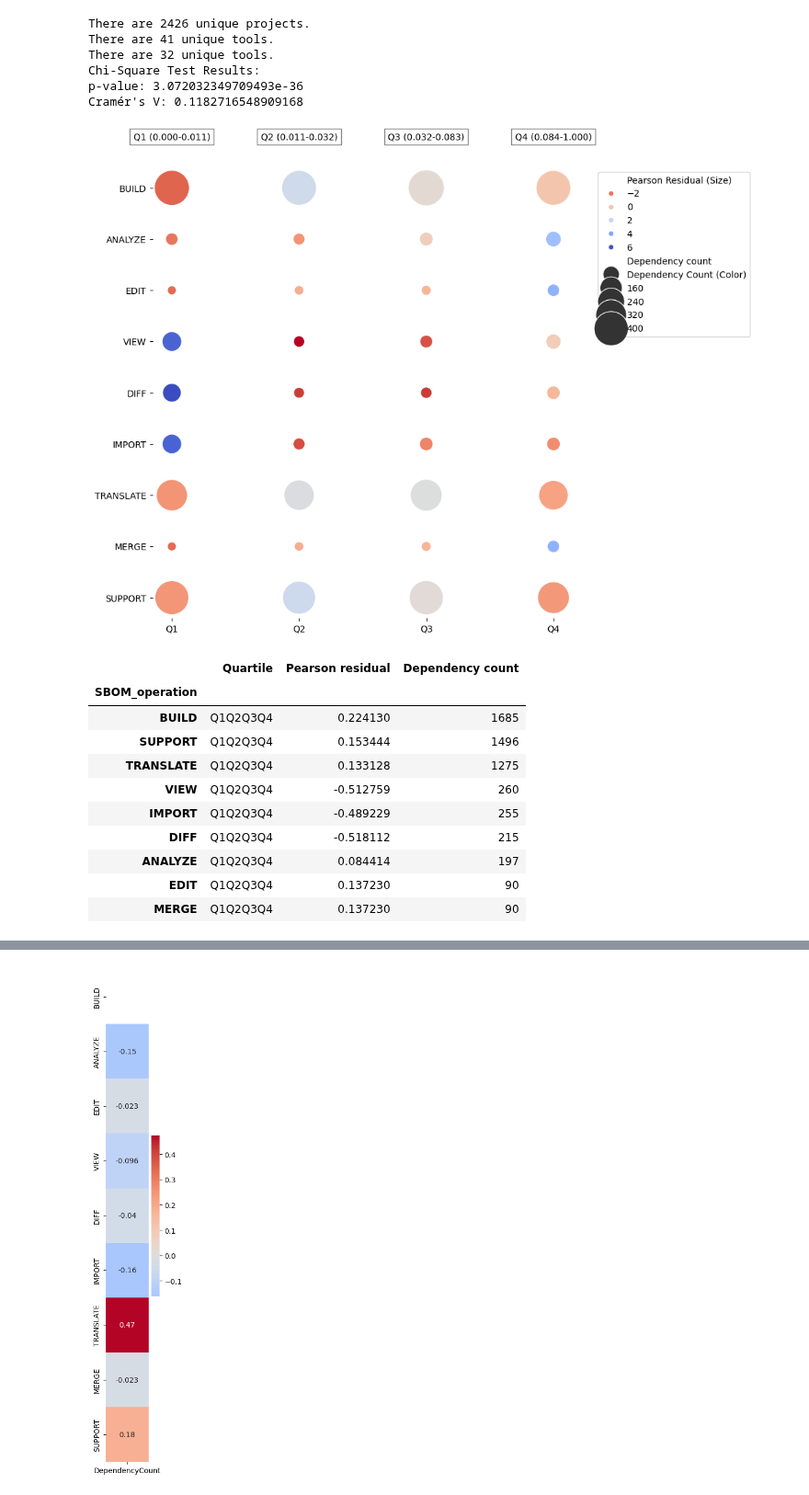
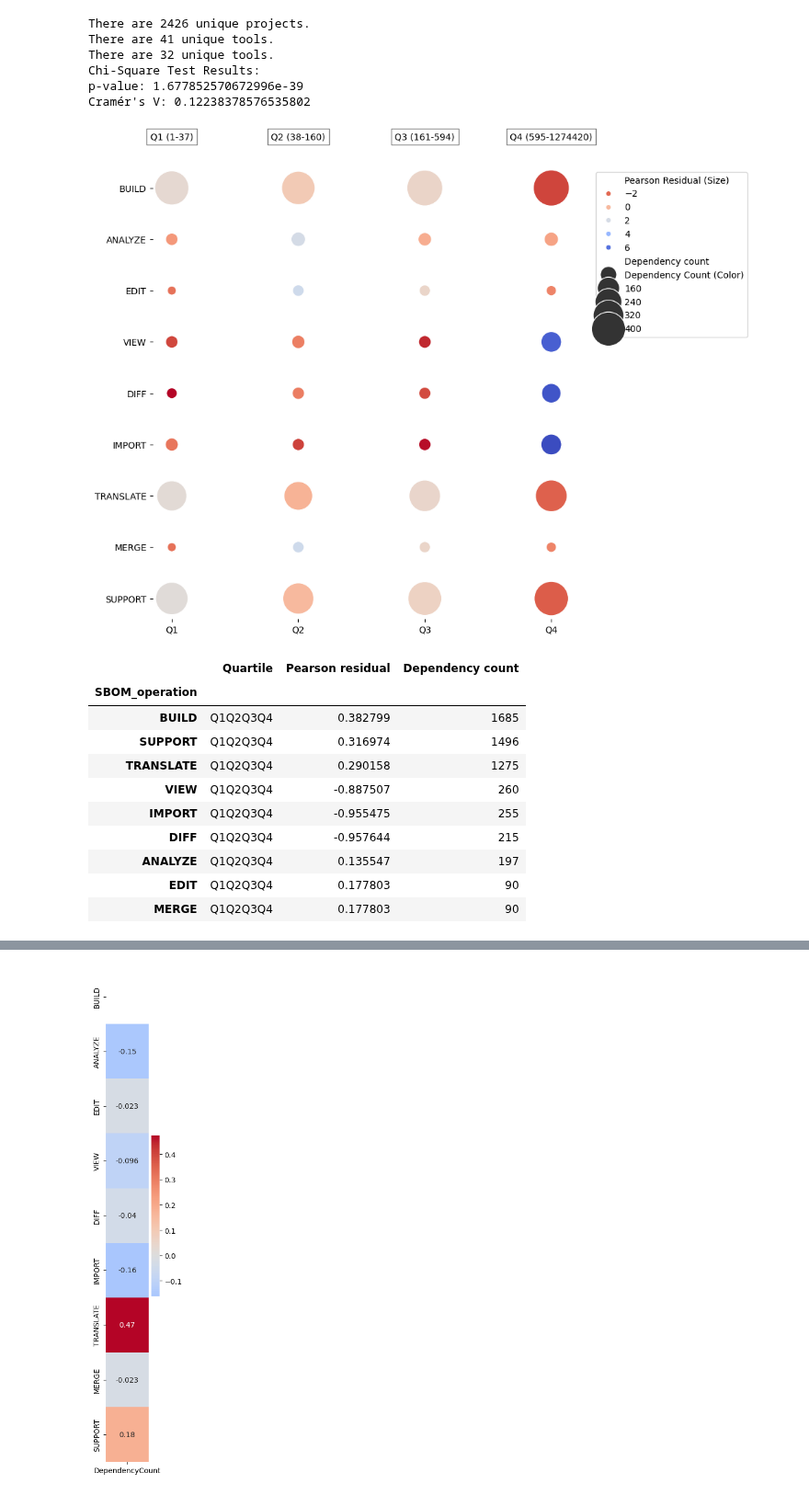
Before and after one commit to SAILResearch/wip-24-ali-sbom-emse, a Jupyter notebook: RQ4-project/analysis.ipynb, the cells around one changed output, grey strips where cells are left out. Shown at 92% size. Cells and saved outputs as stored; diff of their text form; code cells hidden in the pictures.

```diff
--- a/RQ4-project/analysis.ipynb
+++ b/RQ4-project/analysis.ipynb
@@ -75,11 +75,10 @@ pd.set_option('display.max_columns', None)
 df_project = pd.read_csv('all_projects.csv')
 df_project.drop_duplicates(subset=['repo_link'], inplace=True)
 print(f'There are {df_project.shape[0]} unique projects.')
-df_project = df_project[df_project['created_at'].notna()]
+df_project = df_project[df_project['commit_count'].notna()]
 unique_tool_count = df_project['tool_link'].nunique()
 print(f'There are {unique_tool_count} unique tools.')
-df_project['ContributorCommitRatio'] = df_project['contributor_count'] / df_project['commit_count']
-df_project = df_project[['tool_link', 'ContributorCommitRatio']]
+df_project = df_project[['tool_link', 'commit_count']]
 
 # Read and preprocess the tool data
 with pd.ExcelFile('../RQ1-usecases/sbom_tools.xlsx') as excel_file:
@@ -95,22 +94,21 @@ unique_tool_count = df_project['tool_link'].nunique()
 
 print(f'There are {unique_tool_count} unique tools.')
 SBOM_operations = ['BUILD', 'ANALYZE', 'EDIT', 'VIEW', 'DIFF', 'IMPORT', 'TRANSLATE', 'MERGE', 'SUPPORT']
-quantitative_metrics = ['ContributorCommitRatio']
+quantitative_metrics = ['commit_count']
 
 # Calculate quartiles for 'ContributorCommitRatio'
-df_project['ContributorCommitRatioQuartile'] = pd.qcut(df_project['ContributorCommitRatio'], 4, labels=False)
-df_project
+df_project['CommitCountQuartile'] = pd.qcut(df_project['commit_count'], 4, labels=False, duplicates='drop')
 
 # Determine the range for each quartile
-quartile_ranges = df_project.groupby('ContributorCommitRatioQuartile')['ContributorCommitRatio'].agg([min, max])
-quartile_ranges_labels = [f'Q{i+1} ({row["min"]:.3f}-{row["max"]:.3f})' for i, row in quartile_ranges.iterrows()]
+quartile_ranges = df_project.groupby('CommitCountQuartile')['commit_count'].agg([min, max])
+quartile_ranges_labels = [f'Q{i+1} ({row["min"]:.0f}-{row["max"]:.0f})' for i, row in quartile_ranges.iterrows()]
 
 # Initialize a DataFrame to store the counts of SBOM operations
 count_data = pd.DataFrame(index=SBOM_operations, columns=[f'Q{i+1}' for i in range(4)]).fillna(0)
 
 # Loop through each quartile
 for quartile in range(4):
-    Quartile_df = df_project[df_project['ContributorCommitRatioQuartile'] == quartile]
+    Quartile_df = df_project[df_project['CommitCountQuartile'] == quartile]
     # Loop through each SBOM operation to count the number of tools supporting it
     for operation in SBOM_operations:
         count_data.loc[operation, f'Q{quartile + 1}'] = (Quartile_df[operation] > 0).sum()
@@ -154,45 +152,45 @@ scatter = sns.scatterplot(
 )
 
 # Add titles and labels
 plt.xlabel('')
 plt.ylabel('')
 
 # Annotate the quartiles with their range
 for i, label in enumerate(quartile_ranges_labels):
     plt.text(i, -1, label, ha='center', va='center', fontsize=10, bbox=dict(facecolor='white', alpha=0.5))
 
 # Adjust the aspect ratio to make columns narrower
 sns.despine(left=True, bottom=True)
 plt.tight_layout()
 
 # Modify legend text and place it outside the plot
 handles, labels = scatter.get_legend_handles_labels()
 labels[0] = 'Pearson Residual (Size)'
 labels[7] = 'Dependency Count (Color)'
 plt.legend(handles=handles, labels=labels, bbox_to_anchor=(1.05, 1), loc='upper left')
 
 # plt.savefig("scatter_heatmap_SBOM_operations_quartiles.pdf", format='pdf', bbox_inches='tight')
 plt.show()
 
-scatter_data.to_csv('contributor_commit_ratio.csv', index=False)
+scatter_data.to_csv('commit_count_quartile.csv', index=False)
 grouped_data = scatter_data.groupby('SBOM_operation').sum().sort_values('Dependency count', ascending=False)
 grouped_data
 # %% [output]
 There are 2426 unique projects.
 There are 41 unique tools.
 There are 32 unique tools.
 Chi-Square Test Results:
-p-value: 3.072032349709493e-36
-Cramér's V: 0.1182716548909168
+p-value: 1.677852570672996e-39
+Cramér's V: 0.12238378576535802
-[figure, old version]
+[figure, new version]
 |  | Quartile | Pearson residual | Dependency count |
 | SBOM_operation |  |  |  |
-| BUILD | Q1Q2Q3Q4 | 0.224130 | 1685 |
-| SUPPORT | Q1Q2Q3Q4 | 0.153444 | 1496 |
-| TRANSLATE | Q1Q2Q3Q4 | 0.133128 | 1275 |
-| VIEW | Q1Q2Q3Q4 | -0.512759 | 260 |
-| IMPORT | Q1Q2Q3Q4 | -0.489229 | 255 |
-| DIFF | Q1Q2Q3Q4 | -0.518112 | 215 |
-| ANALYZE | Q1Q2Q3Q4 | 0.084414 | 197 |
-| EDIT | Q1Q2Q3Q4 | 0.137230 | 90 |
-| MERGE | Q1Q2Q3Q4 | 0.137230 | 90 |
+| BUILD | Q1Q2Q3Q4 | 0.382799 | 1685 |
+| SUPPORT | Q1Q2Q3Q4 | 0.316974 | 1496 |
+| TRANSLATE | Q1Q2Q3Q4 | 0.290158 | 1275 |
+| VIEW | Q1Q2Q3Q4 | -0.887507 | 260 |
+| IMPORT | Q1Q2Q3Q4 | -0.955475 | 255 |
+| DIFF | Q1Q2Q3Q4 | -0.957644 | 215 |
+| ANALYZE | Q1Q2Q3Q4 | 0.135547 | 197 |
+| EDIT | Q1Q2Q3Q4 | 0.177803 | 90 |
+| MERGE | Q1Q2Q3Q4 | 0.177803 | 90 |
```
Also changed, not shown: parts of 1 cell of this notebook, 3 other files.
